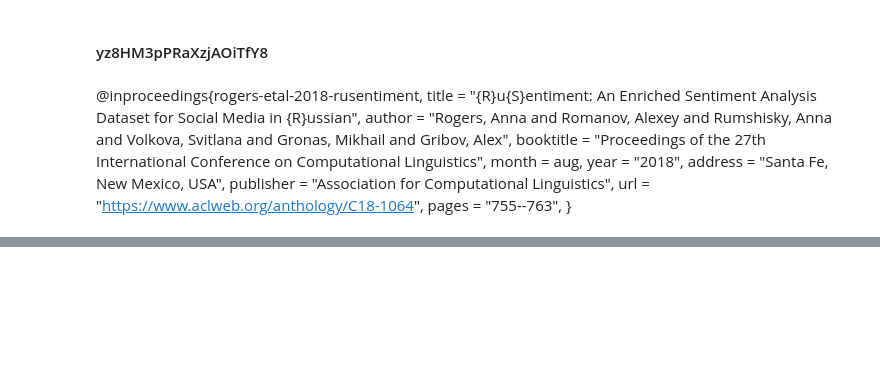
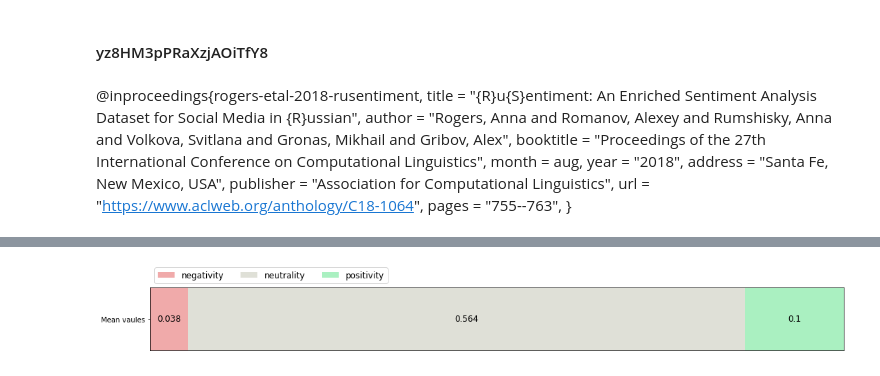
Before and after one commit to echo-golf-oscar-romeo/vk_research_sem, a Jupyter notebook: vk_research.ipynb, the cells around one changed output, grey strips where cells are left out. Drawn from its saved outputs; the diff is of its cells as text; code cells hidden in the pictures; blank space fills up the shorter version.

```diff
--- a/vk_research.ipynb
+++ b/vk_research.ipynb
@@ -242,0 +247,36 @@ plt.savefig('comparison_posts.png')
+# %%
+category_names = ['negativity', 'neutrality', 'positivity']
+results = {
+    'Mean vaules': [round(make_array(posts_negativity).mean(),3), round(make_array(posts_neutrality).mean(),3), round(make_array(posts_positivity).mean(),3)]
+}
+
+
+def survey(results, category_names):
+
+    labels = list(results.keys())
+    data = np.array(list(results.values()))
+    data_cum = data.cumsum(axis=1)
+    category_colors = ['#f0aaaa', '#dfe0d7', '#aaf0c1']
+
+    fig, ax = plt.subplots(figsize=(15, 2))
+    ax.invert_yaxis()
+    ax.xaxis.set_visible(False)
+    ax.set_xlim(0, np.sum(data, axis=1).max())
+    ax.set_ylim(-.05,.05)
+
+    for i, (colname, color) in enumerate(zip(category_names, category_colors)):
+        widths = data[:, i]
+        starts = data_cum[:, i] - widths
+        rects = ax.barh(labels, widths, left=starts, height=0.1,
+                        label=colname, color=color)
+        ax.bar_label(rects, label_type='center', color='black', fontsize='large')
+    ax.legend(ncol=len(category_names), bbox_to_anchor=(0, 1),
+              loc='lower left', fontsize='large')
+    return fig, ax
+
+
+survey(results, category_names)
+plt.tight_layout()
+plt.savefig('comparison_posts.png')
+# %% [output]
+[figure, added]
```
Also changed, not shown: parts of 21 cells of this notebook.
